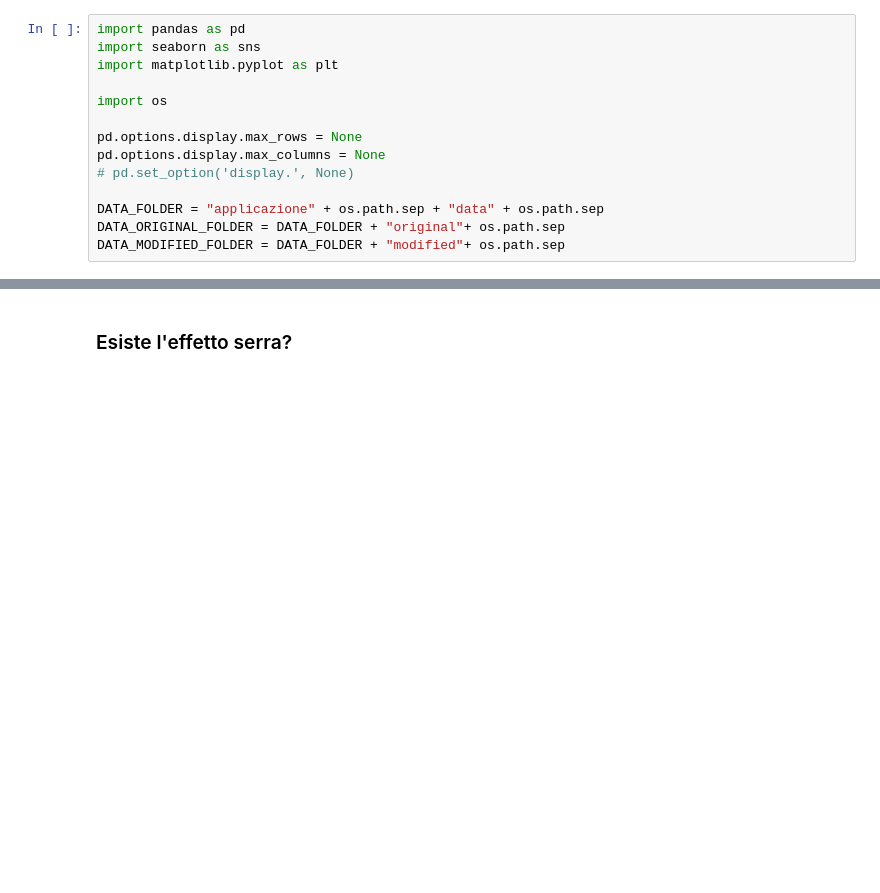
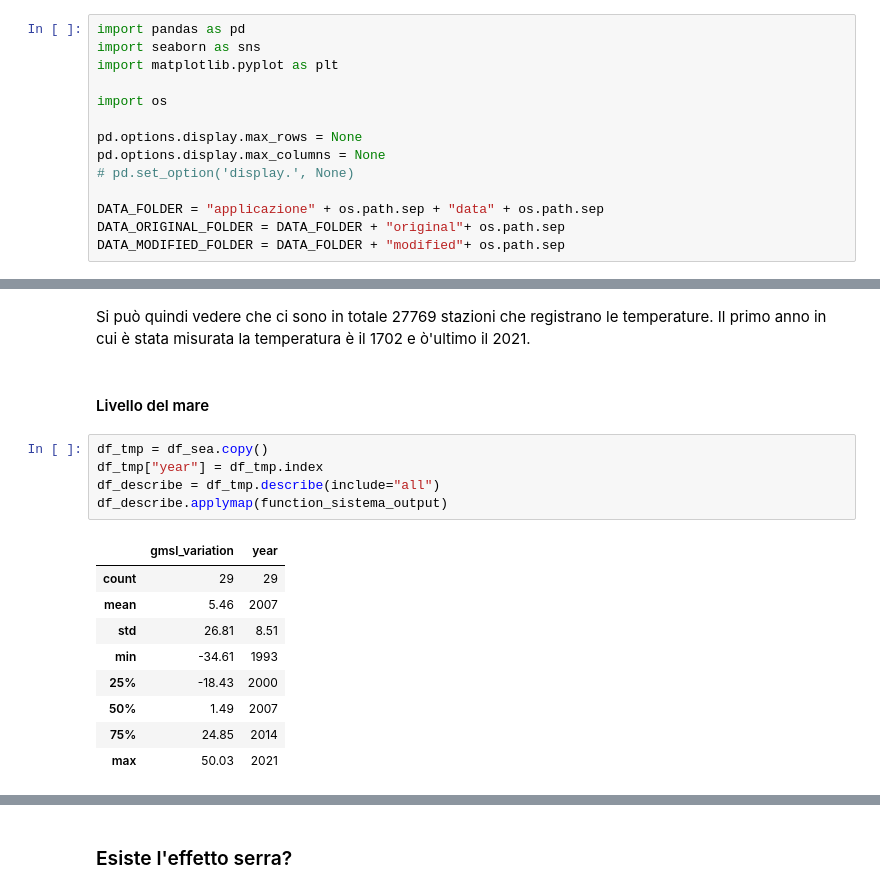
Before and after one commit to ElenaCurti/big-data, a Jupyter notebook: Attivita_03_DataAnalytics/file.ipynb, the cells around one changed output, grey strips where cells are left out. Cells and saved outputs as stored; diff of their text form; blank space fills up the shorter version.

```diff
--- a/Attivita_03_DataAnalytics/file.ipynb
+++ b/Attivita_03_DataAnalytics/file.ipynb
@@ -270,0 +277,19 @@ Considerazioni: ci sono in totale 27769 stazioni, l'anno minimo è il 1702 e il
+# %% [markdown]
+Si può quindi vedere che ci sono in totale 27769 stazioni che registrano le temperature. Il primo anno in cui è stata misurata la temperatura è il 1702 e ò'ultimo il 2021.
+# %% [markdown]
+#### Livello del mare
+# %%
+df_tmp = df_sea.copy()
+df_tmp["year"] = df_tmp.index
+df_describe = df_tmp.describe(include="all")
+df_describe.applymap(function_sistema_output)
+# %% [output]
+|  | gmsl_variation | year |
+| count | 29 | 29 |
+| mean | 5.46 | 2007 |
+| std | 26.81 | 8.51 |
+| min | -34.61 | 1993 |
+| 25% | -18.43 | 2000 |
+| 50% | 1.49 | 2007 |
+| 75% | 24.85 | 2014 |
+| max | 50.03 | 2021 |
```
Also changed, not shown: parts of 48 cells of this notebook, 1 other file.
